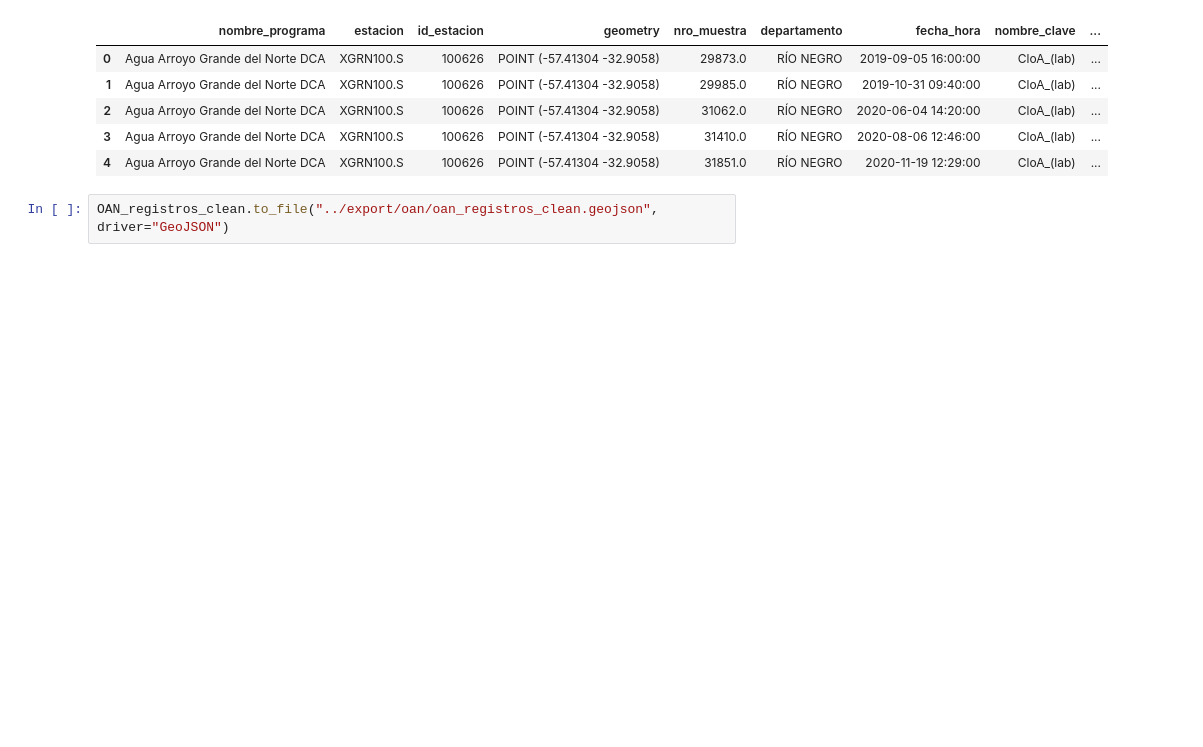
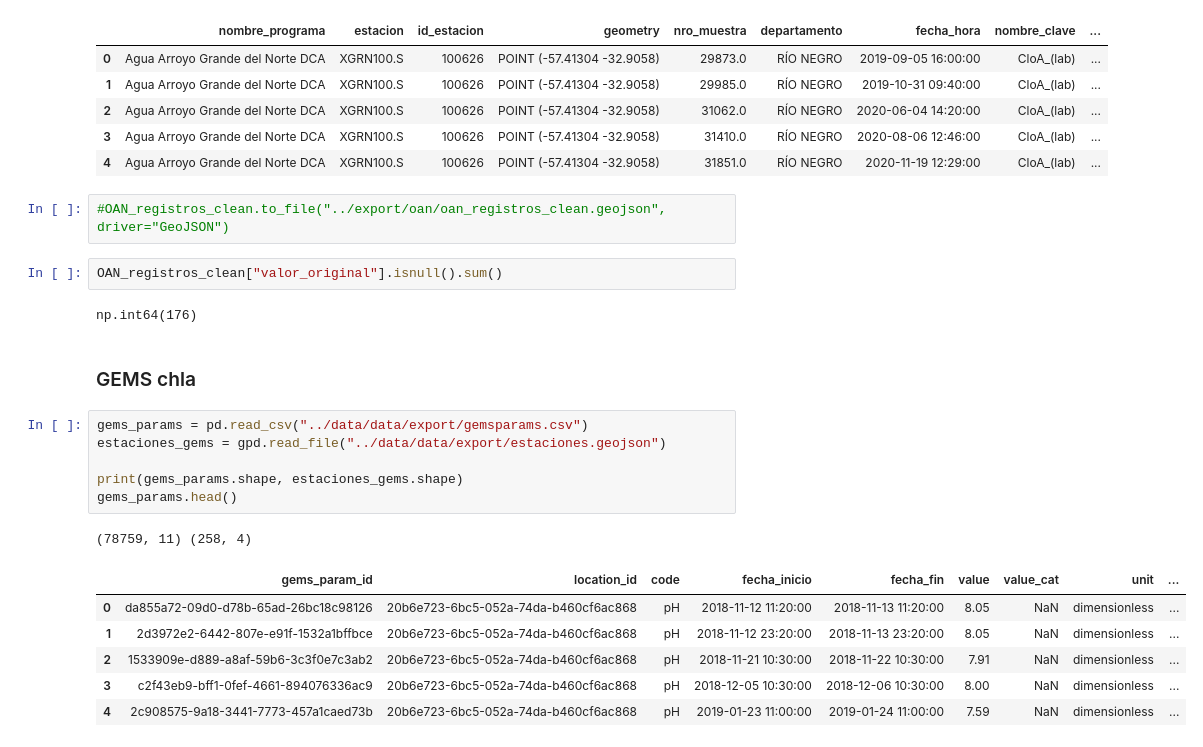
Before and after one commit to dimy20/ProyectoAA, a Jupyter notebook: notebooks/oan.ipynb, the cells around one changed output. Saved outputs shown, nothing was run; the diff lists cells and outputs as text; blank space fills up the shorter version.

```diff
--- a/notebooks/oan.ipynb
+++ b/notebooks/oan.ipynb
@@ -338,4 +345,24 @@ OAN_registros_clean.head()
 | 3 | Agua Arroyo Grande del Norte DCA | XGRN100.S | 100626 | POINT (-57.41304 -32.9058) | 31410.0 | RÍO NEGRO | 2020-08-06 12:46:00 | CloA_(lab) | ... |
 | 4 | Agua Arroyo Grande del Norte DCA | XGRN100.S | 100626 | POINT (-57.41304 -32.9058) | 31851.0 | RÍO NEGRO | 2020-11-19 12:29:00 | CloA_(lab) | ... |
 # %%
-OAN_registros_clean.to_file("../export/oan/oan_registros_clean.geojson", driver="GeoJSON")
+#OAN_registros_clean.to_file("../export/oan/oan_registros_clean.geojson", driver="GeoJSON")
+# %%
+OAN_registros_clean["valor_original"].isnull().sum()
+# %% [output]
+np.int64(176)
+# %% [markdown]
+### GEMS chla
+# %%
+gems_params = pd.read_csv("../data/data/export/gemsparams.csv")
+estaciones_gems = gpd.read_file("../data/data/export/estaciones.geojson")
+
+print(gems_params.shape, estaciones_gems.shape)
+gems_params.head()
+# %% [output]
+(78759, 11) (258, 4)
+|  | gems_param_id | location_id | code | fecha_inicio | fecha_fin | value | value_cat | unit | ... |
+| 0 | da855a72-09d0-d78b-65ad-26bc18c98126 | 20b6e723-6bc5-052a-74da-b460cf6ac868 | pH | 2018-11-12 11:20:00 | 2018-11-13 11:20:00 | 8.05 | NaN | dimensionless | ... |
+| 1 | 2d3972e2-6442-807e-e91f-1532a1bffbce | 20b6e723-6bc5-052a-74da-b460cf6ac868 | pH | 2018-11-12 23:20:00 | 2018-11-13 23:20:00 | 8.05 | NaN | dimensionless | ... |
+| 2 | 1533909e-d889-a8af-59b6-3c3f0e7c3ab2 | 20b6e723-6bc5-052a-74da-b460cf6ac868 | pH | 2018-11-21 10:30:00 | 2018-11-22 10:30:00 | 7.91 | NaN | dimensionless | ... |
+| 3 | c2f43eb9-bff1-0fef-4661-894076336ac9 | 20b6e723-6bc5-052a-74da-b460cf6ac868 | pH | 2018-12-05 10:30:00 | 2018-12-06 10:30:00 | 8.00 | NaN | dimensionless | ... |
+| 4 | 2c908575-9a18-3441-7773-457a1caed73b | 20b6e723-6bc5-052a-74da-b460cf6ac868 | pH | 2019-01-23 11:00:00 | 2019-01-24 11:00:00 | 7.59 | NaN | dimensionless | ... |
```
Also changed, not shown: parts of 17 cells of this notebook.
